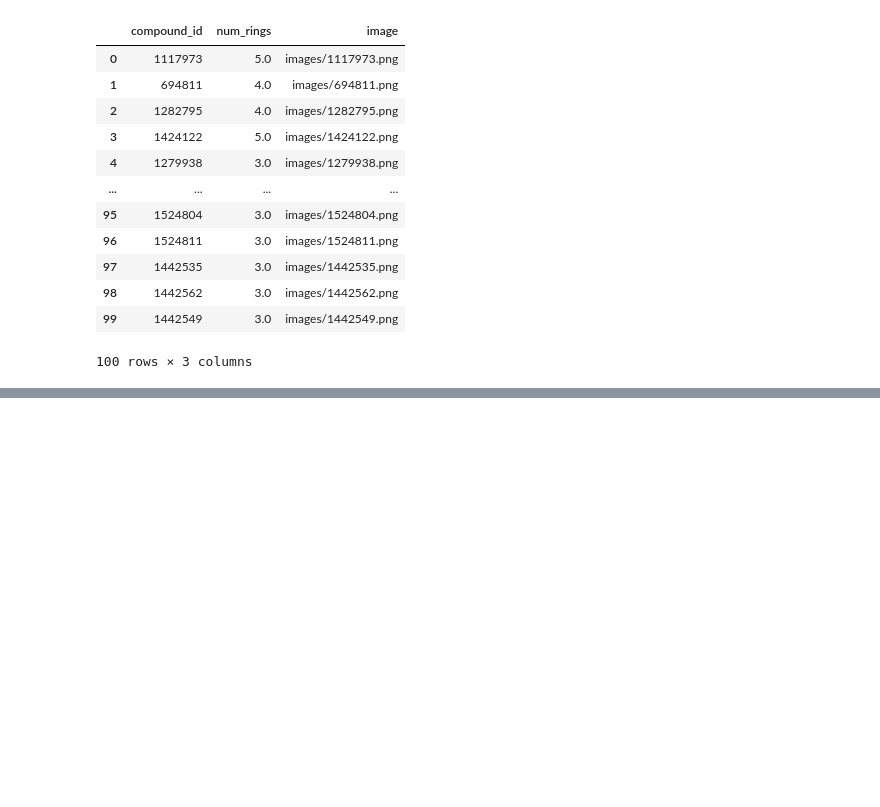
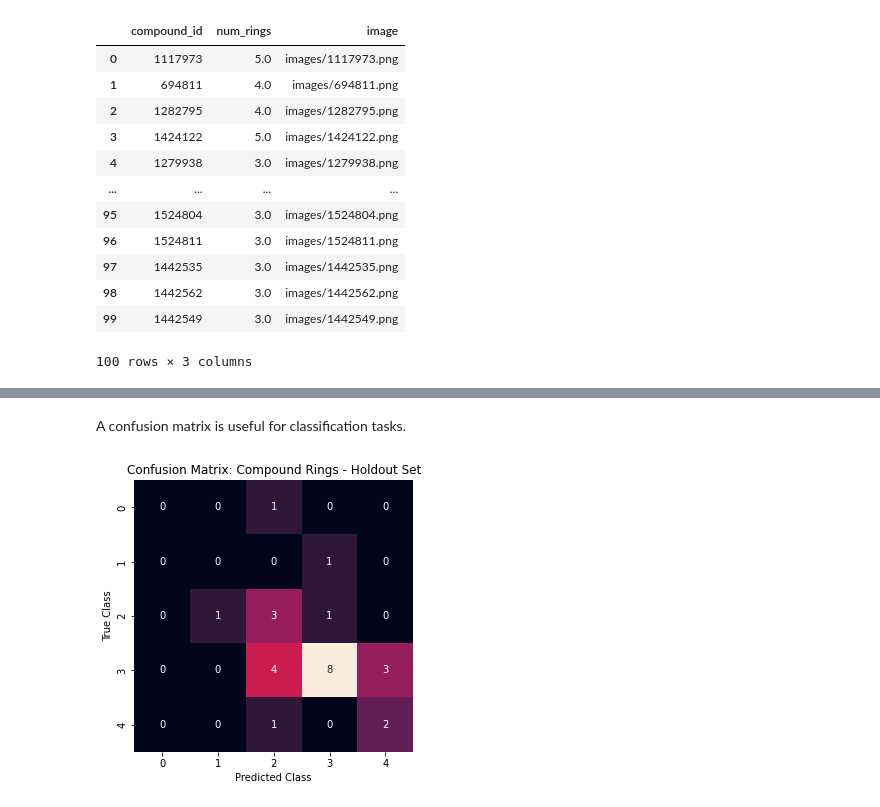
Before and after one commit to mattjackson89/mlops-demo, a Jupyter notebook: data-science/train_v1.ipynb, the cells around one changed output, grey strips where cells are left out. Saved outputs shown, nothing was run; the diff lists cells and outputs as text; code cells hidden in the pictures; blank space fills up the shorter version.

```diff
--- a/data-science/train_v1.ipynb
+++ b/data-science/train_v1.ipynb
@@ -102,4 +181,3 @@ Epoch 15/15
 # %%
-score = model.evaluate(X_test, keras.utils.to_categorical(y_test), verbose=0)
-print("Test loss:", score[0])
-print("Test accuracy:", score[1])
+y_pred = model.predict(x_test)
+y_pred_train = model.predict(x_train)
@@ -108,0 +184,12 @@ Test accuracy: 0.5600000023841858
+# %% [markdown]
+A confusion matrix is useful for classification tasks.
+# %%
+matrix = confusion_matrix(y_test, y_pred.argmax(axis=1))
+plt.figure(figsize=(5, 5))
+sns.heatmap(matrix, annot=True, cbar=False)
+plt.xlabel("Predicted Class")
+plt.ylabel("True Class")
+plt.title("Confusion Matrix: Compound Rings - Holdout Set")
+plt.show()
+# %% [output]
+[figure, added]
```
Also changed, not shown: parts of 40 cells of this notebook, 2 other files.
